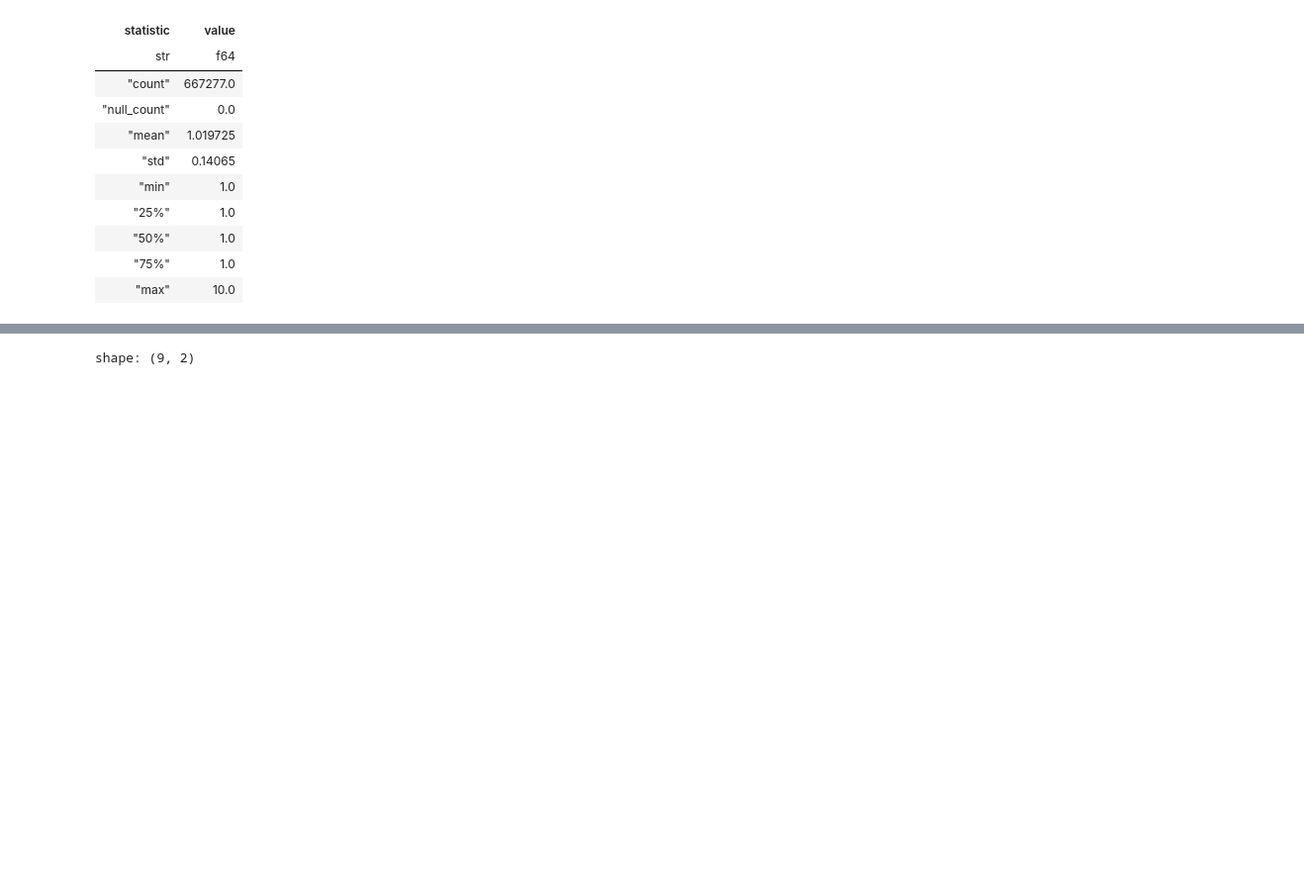
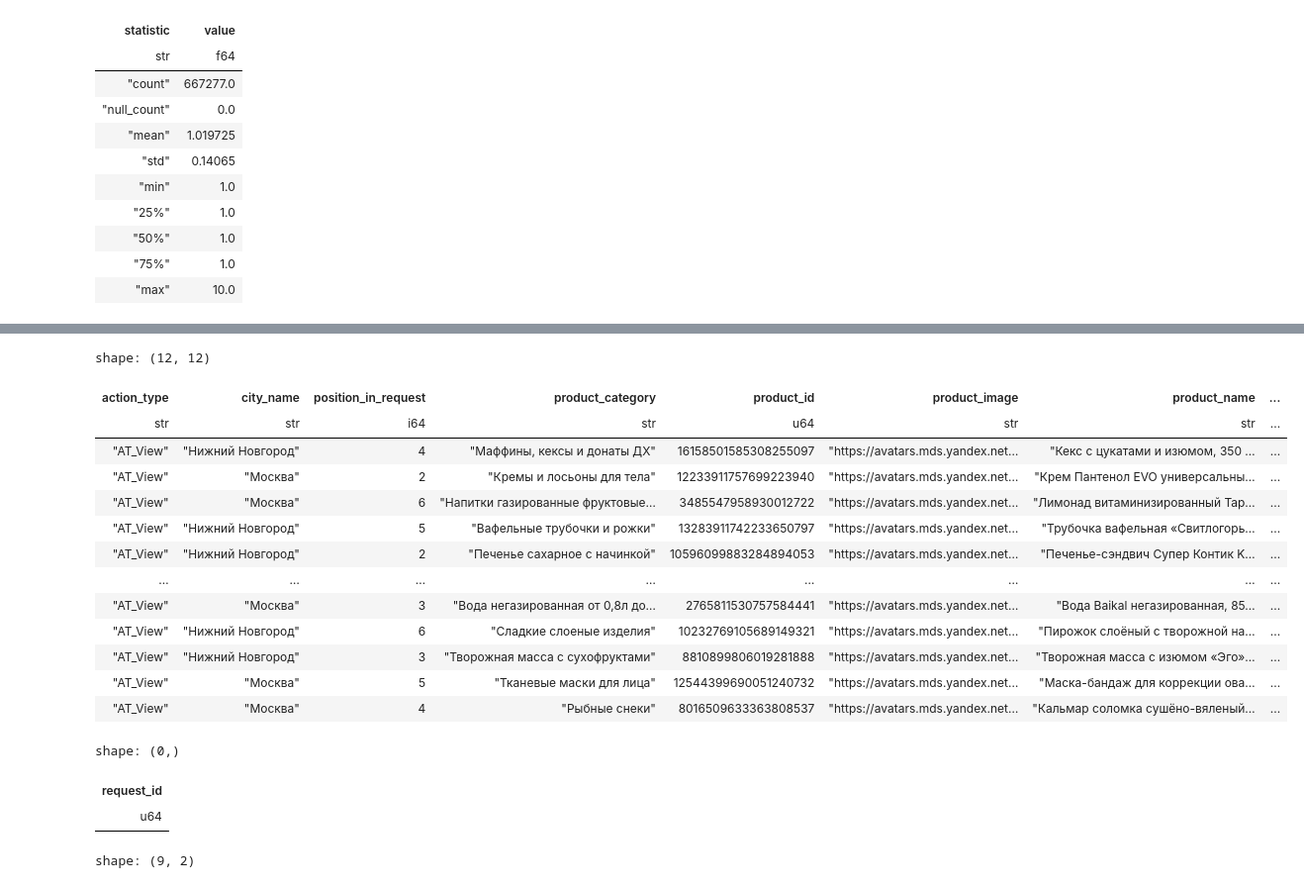
Before and after one commit to almayor/lavka-rs-contest, a Jupyter notebook: exploration.ipynb, the cells around one changed output, grey strips where cells are left out. Shown at 99% size. Drawn from its saved outputs; the diff is of its cells as text; code cells hidden in the pictures; blank space fills up the shorter version.

```diff
--- a/exploration.ipynb
+++ b/exploration.ipynb
@@ -132,3 +165,32 @@ shape: (9, 2)
+# %%
+train.filter(pl.col('request_id').eq(14199855617269087954))
+# %% [output]
+shape: (12, 12)
+| action_type | city_name | position_in_request | product_category | product_id | product_image | product_name | ... |
+| str | str | i64 | str | u64 | str | str | ... |
+| "AT_View" | "Нижний Новгород" | 4 | "Маффины, кексы и донаты ДХ" | 16158501585308255097 | "https://avatars.mds.yandex.net… | "Кекс с цукатами и изюмом, 350 … | ... |
+| "AT_View" | "Москва" | 2 | "Кремы и лосьоны для тела" | 12233911757699223940 | "https://avatars.mds.yandex.net… | "Крем Пантенол EVO универсальны… | ... |
+| "AT_View" | "Москва" | 6 | "Напитки газированные фруктовые… | 3485547958930012722 | "https://avatars.mds.yandex.net… | "Лимонад витаминизированный Тар… | ... |
+| "AT_View" | "Нижний Новгород" | 5 | "Вафельные трубочки и рожки" | 13283911742233650797 | "https://avatars.mds.yandex.net… | "Трубочка вафельная «Свитлогорь… | ... |
+| "AT_View" | "Нижний Новгород" | 2 | "Печенье сахарное с начинкой" | 10596099883284894053 | "https://avatars.mds.yandex.net… | "Печенье-сэндвич Супер Контик K… | ... |
+| … | … | … | … | … | … | … | ... |
+| "AT_View" | "Москва" | 3 | "Вода негазированная от 0,8л до… | 2765811530757584441 | "https://avatars.mds.yandex.net… | "Вода Baikal негазированная, 85… | ... |
+| "AT_View" | "Нижний Новгород" | 6 | "Сладкие слоеные изделия" | 10232769105689149321 | "https://avatars.mds.yandex.net… | "Пирожок слоёный с творожной на… | ... |
+| "AT_View" | "Нижний Новгород" | 3 | "Творожная масса с сухофруктами" | 8810899806019281888 | "https://avatars.mds.yandex.net… | "Творожная масса с изюмом «Эго»… | ... |
+| "AT_View" | "Москва" | 5 | "Тканевые маски для лица" | 12544399690051240732 | "https://avatars.mds.yandex.net… | "Маска-бандаж для коррекции ова… | ... |
+| "AT_View" | "Москва" | 4 | "Рыбные снеки" | 8016509633363808537 | "https://avatars.mds.yandex.net… | "Кальмар соломка сушёно-вяленый… | ... |
+# %%
+(test
+ .filter(pl.col('request_id').is_not_nan())
+ .group_by('request_id').agg(
+    pl.col('user_id').n_unique().alias('n_users')
+).filter(pl.col('n_users') != 1)
+ .get_column('request_id').unique()
+)
+# %% [output]
+shape: (0,)
+| request_id |
+| u64 |
 # %%
 test['request_id'].describe()
 # %% [output]
```
Also changed, not shown: parts of 2 cells of this notebook, 6 other files.
